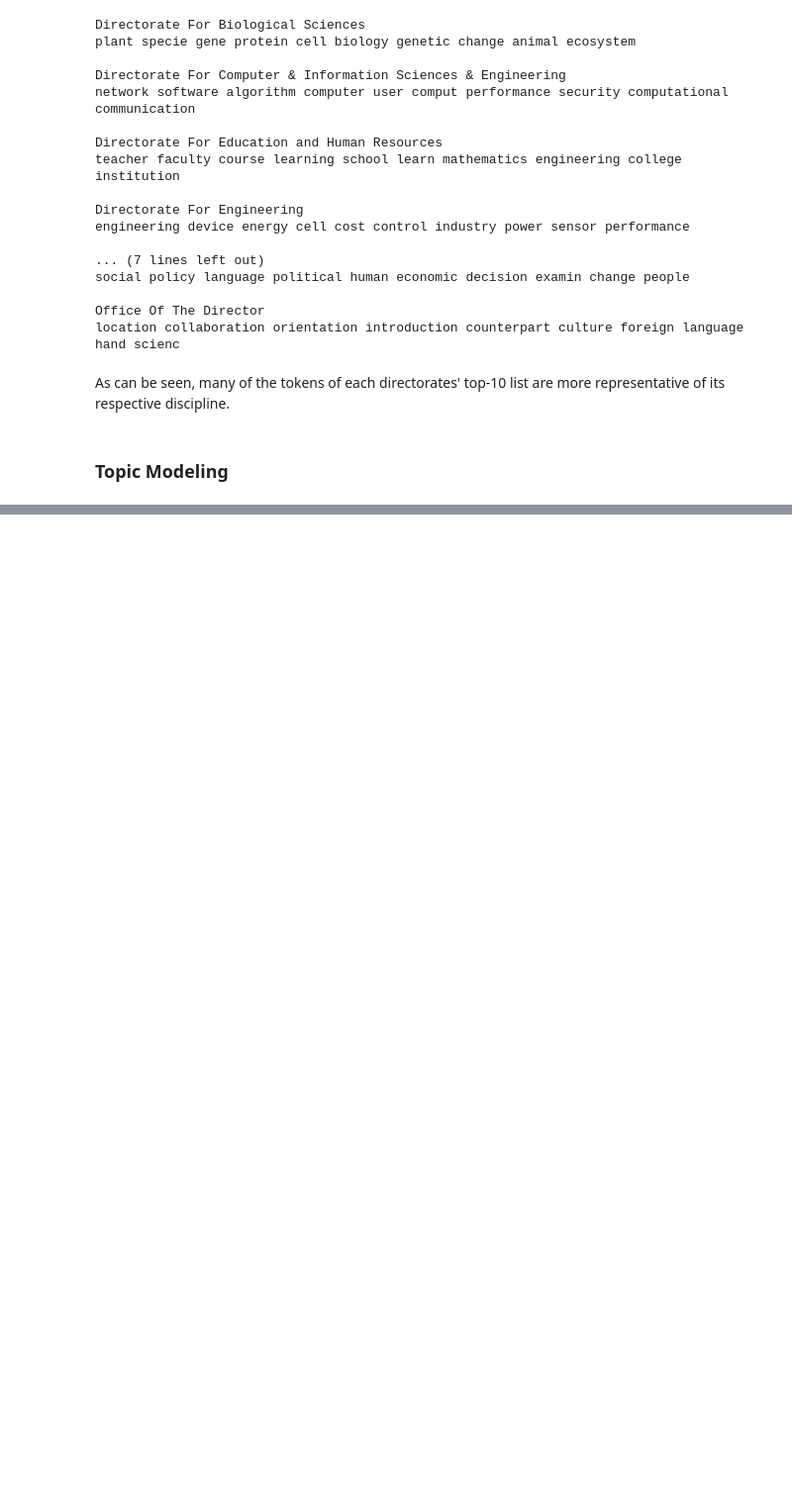
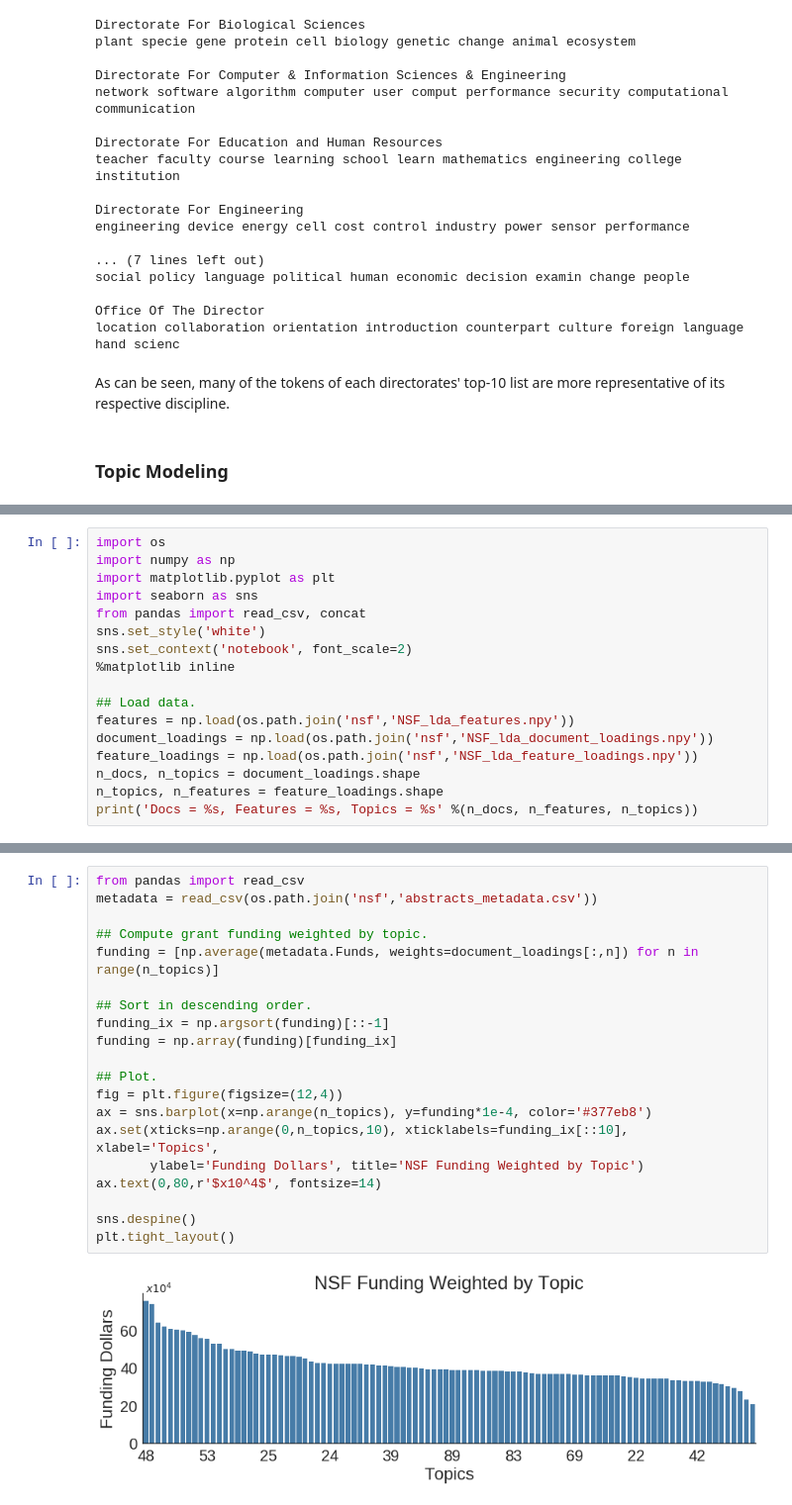
Before and after one commit to szorowi1/qmss2017, a Jupyter notebook: module4/module4_notes.ipynb, the cells around one changed output, grey strips where cells are left out. Shown at 99% size. Drawn from its saved outputs; the diff is of its cells as text; blank space fills up the shorter version.

```diff
--- a/module4/module4_notes.ipynb
+++ b/module4/module4_notes.ipynb
@@ -1212,0 +1419,17 @@ document_topics = lda_fit.fit_transform(tfidf_mat)
+# %%
+import os
+import numpy as np
+import matplotlib.pyplot as plt
+import seaborn as sns
+from pandas import read_csv, concat
+sns.set_style('white')
+sns.set_context('notebook', font_scale=2)
+%matplotlib inline
+
+## Load data.
+features = np.load(os.path.join('nsf','NSF_lda_features.npy'))
+document_loadings = np.load(os.path.join('nsf','NSF_lda_document_loadings.npy'))
+feature_loadings = np.load(os.path.join('nsf','NSF_lda_feature_loadings.npy'))
+n_docs, n_topics = document_loadings.shape
+n_topics, n_features = feature_loadings.shape
+print('Docs = %s, Features = %s, Topics = %s' %(n_docs, n_features, n_topics))
@@ -1212,0 +1546,22 @@ document_topics = lda_fit.fit_transform(tfidf_mat)
+# %%
+from pandas import read_csv
+metadata = read_csv(os.path.join('nsf','abstracts_metadata.csv'))
+
+## Compute grant funding weighted by topic.
+funding = [np.average(metadata.Funds, weights=document_loadings[:,n]) for n in range(n_topics)]
+
+## Sort in descending order.
+funding_ix = np.argsort(funding)[::-1]
+funding = np.array(funding)[funding_ix]
+
+## Plot.
+fig = plt.figure(figsize=(12,4))
+ax = sns.barplot(x=np.arange(n_topics), y=funding*1e-4, color='#377eb8')
+ax.set(xticks=np.arange(0,n_topics,10), xticklabels=funding_ix[::10], xlabel='Topics',
+       ylabel='Funding Dollars', title='NSF Funding Weighted by Topic')
+ax.text(0,80,r'$x10^4$', fontsize=14)
+
+sns.despine()
+plt.tight_layout()
+# %% [output]
+[figure, added]
```
Also changed, not shown: parts of 50 cells of this notebook.
